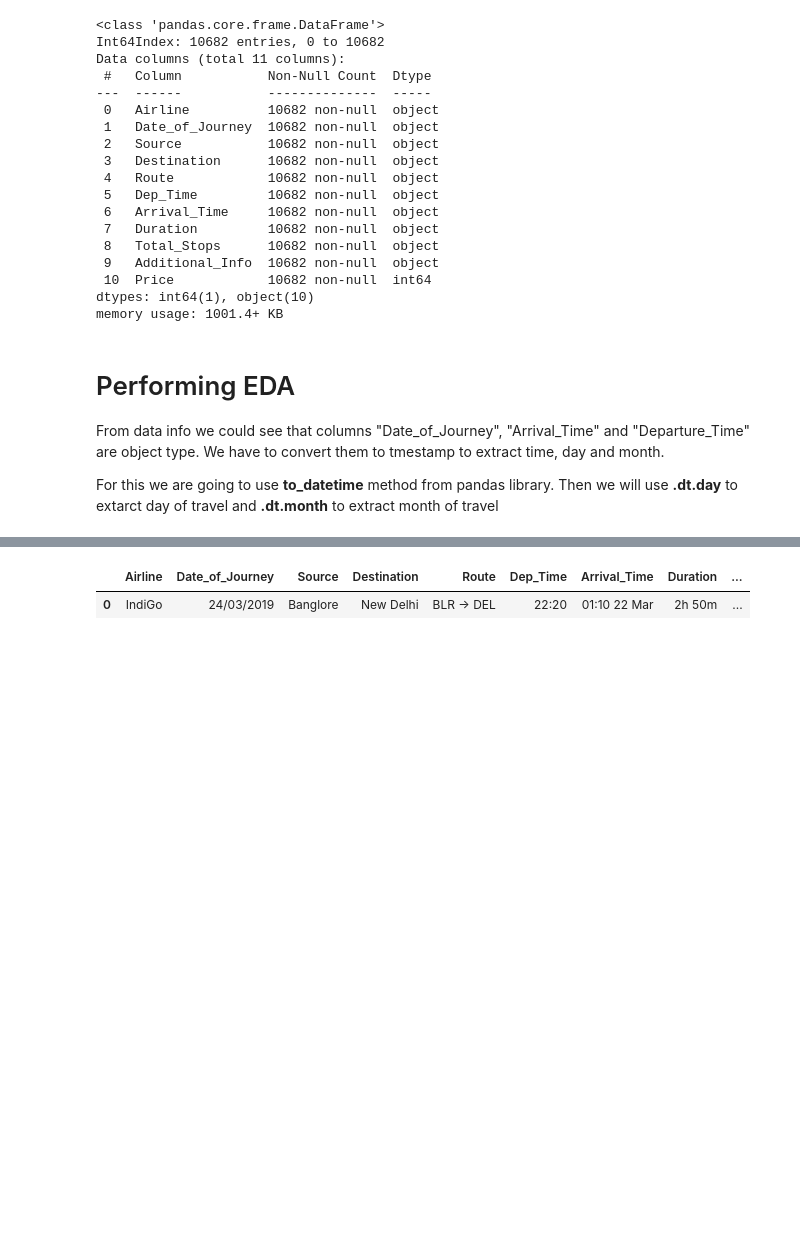
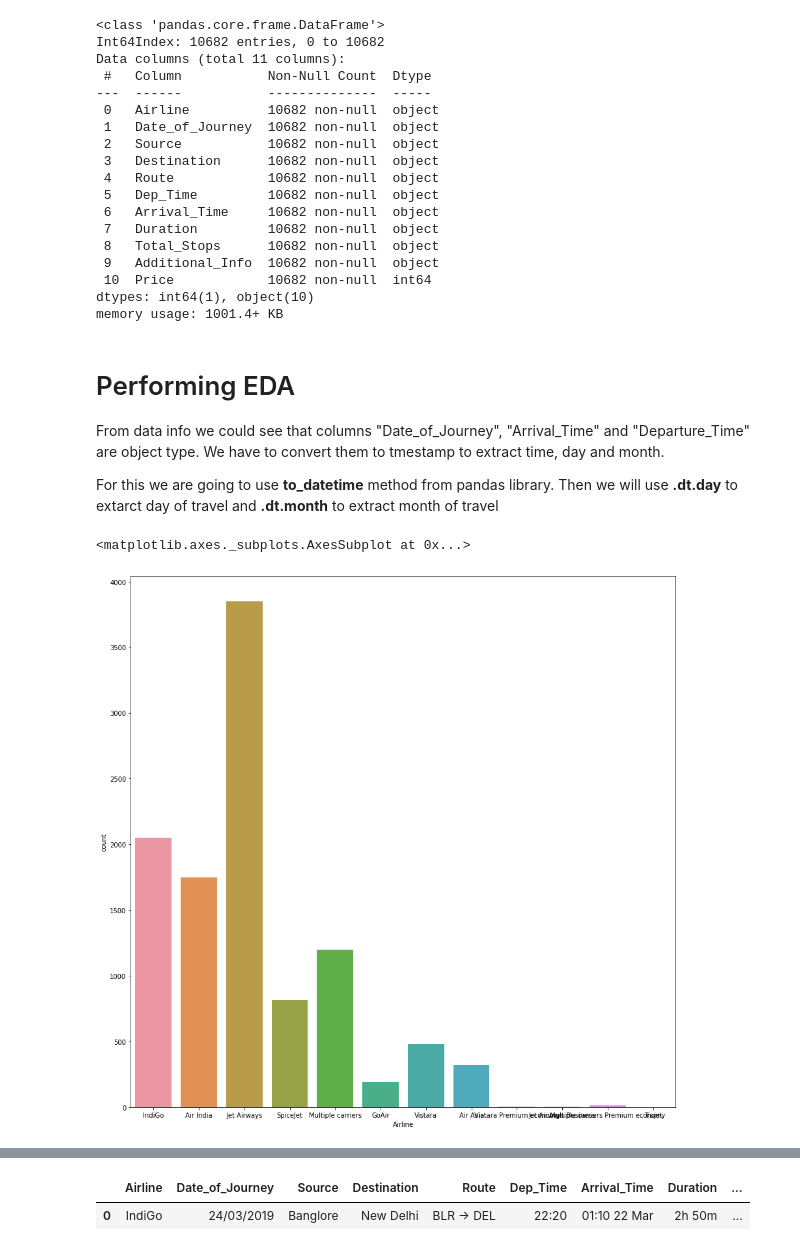
Before and after one commit to zmwaris1/flight_price_predict, a Jupyter notebook: flight_price_prediction.ipynb, the cells around one changed output, grey strips where cells are left out. Cells and saved outputs as stored; diff of their text form; code cells hidden in the pictures; blank space fills up the shorter version.

```diff
--- a/flight_price_prediction.ipynb
+++ b/flight_price_prediction.ipynb
@@ -164,3 +164,9 @@ From data info we could see that columns "Date_of_Journey", "Arrival_Time" and "
 
 For this we are going to use **to_datetime** method from pandas library.
 Then we will use **.dt.day** to extarct day of travel and **.dt.month** to extract month of travel
+# %%
+plt.figure(figsize=(15, 15))
+sns.countplot(df['Airline'] )
+# %% [output]
+<matplotlib.axes._subplots.AxesSubplot at 0x...>
+[figure, added]
```
Also changed, not shown: parts of 38 cells of this notebook.
